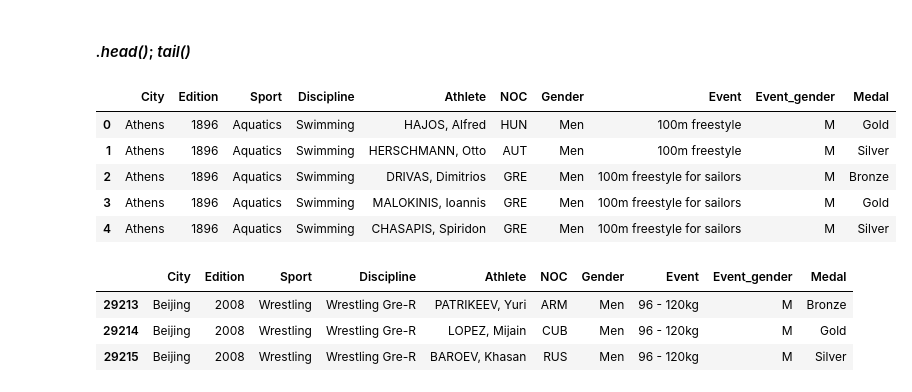
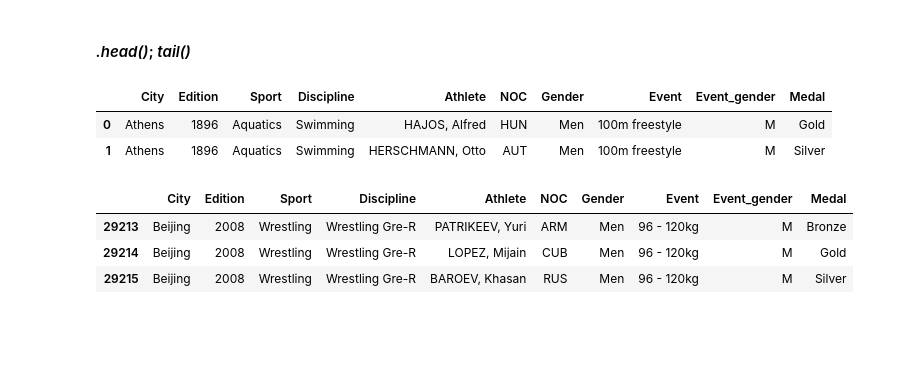
Before and after one commit to r2prof/MGS-3101, a Jupyter notebook: 01_pandas_tutorial.ipynb, the cells around one changed output. Cells and saved outputs as stored; diff of their text form; code cells hidden in the pictures; blank space fills up the shorter version.

```diff
--- a/01_pandas_tutorial.ipynb
+++ b/01_pandas_tutorial.ipynb
@@ -25,7 +25,7 @@ import pandas as pd
 # %% [markdown]
 #### *read_csv()*
 # %%
-df = pd.read_csv('../data/olympics.csv',skiprows=4)
+df = pd.read_csv('olympics.csv',skiprows=4)
 # %% [markdown]
 ----------------------------------------------------
 # %% [markdown]
@@ -53,14 +53,11 @@ df
 # %% [markdown]
 #### *.head()*; *tail()*
 # %%
-df.head()
+df.head(2)
 # %% [output]
 |  | City | Edition | Sport | Discipline | Athlete | NOC | Gender | Event | Event_gender | Medal |
 | 0 | Athens | 1896 | Aquatics | Swimming | HAJOS, Alfred | HUN | Men | 100m freestyle | M | Gold |
 | 1 | Athens | 1896 | Aquatics | Swimming | HERSCHMANN, Otto | AUT | Men | 100m freestyle | M | Silver |
-| 2 | Athens | 1896 | Aquatics | Swimming | DRIVAS, Dimitrios | GRE | Men | 100m freestyle for sailors | M | Bronze |
-| 3 | Athens | 1896 | Aquatics | Swimming | MALOKINIS, Ioannis | GRE | Men | 100m freestyle for sailors | M | Gold |
-| 4 | Athens | 1896 | Aquatics | Swimming | CHASAPIS, Spiridon | GRE | Men | 100m freestyle for sailors | M | Silver |
 # %%
 df.tail(3)
 # %% [output]
```
Also changed, not shown: parts of 21 cells of this notebook, 18 other files.
